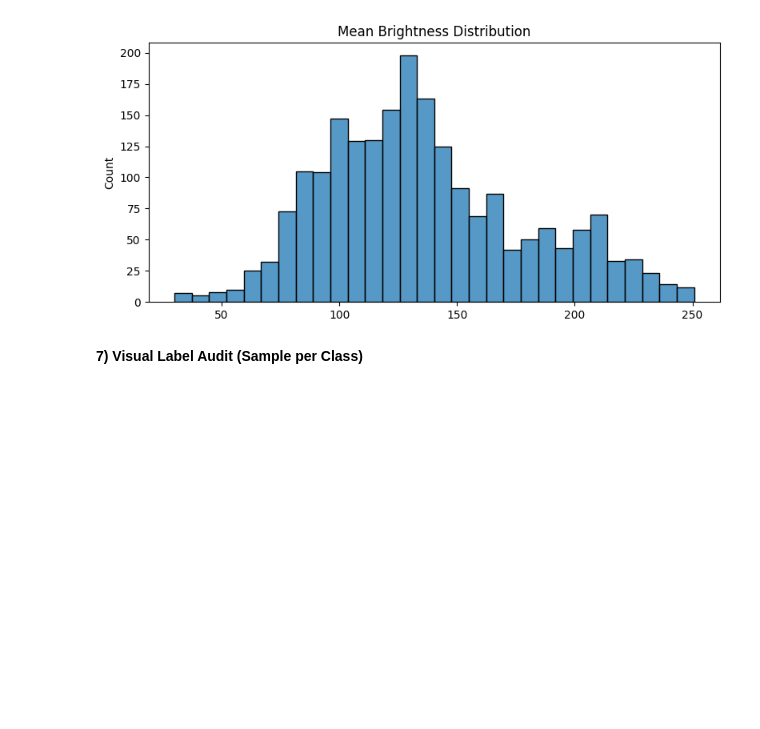
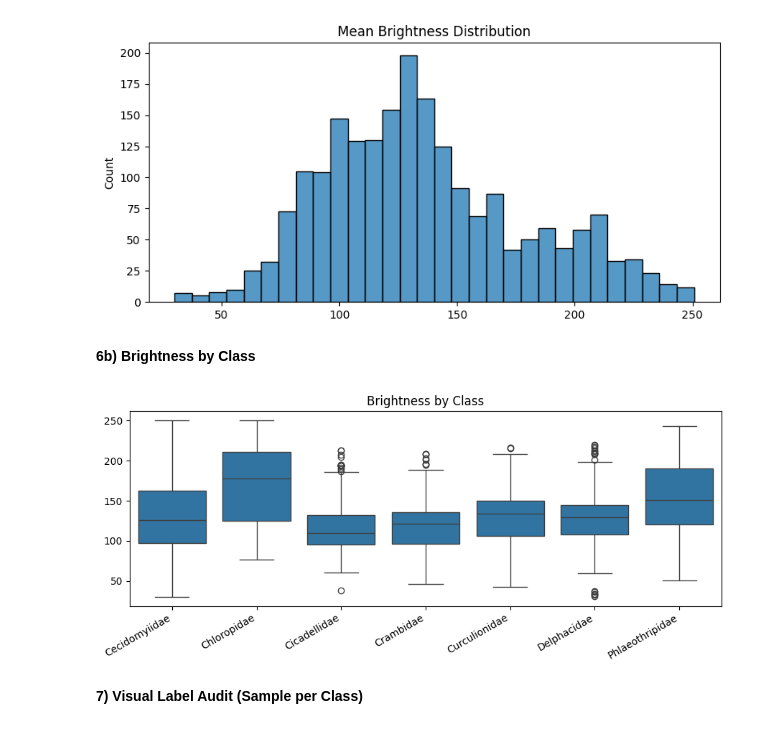
Before and after one commit to sheronfdo/govi-guru-pest-identification, a Jupyter notebook: ml/Pest_Identification_Training.ipynb, the cells around one changed output. Drawn from its saved outputs; the diff is of its cells as text; code cells hidden in the pictures; blank space fills up the shorter version.

```diff
--- a/ml/Pest_Identification_Training.ipynb
+++ b/ml/Pest_Identification_Training.ipynb
@@ -199,6 +215,23 @@ plt.tight_layout()
 plt.show()
 # %% [output]
 [figure]
+# %% [markdown]
+**6b) Brightness by Class**
+# %%
+if len(brightness_vals) > 0:
+    plt.figure(figsize=(9, 4))
+    data = []
+    for b, y in zip(brightness_vals, brightness_labels):
+        data.append((class_names[y], b))
+    xs = [d[0] for d in data]
+    ys = [d[1] for d in data]
+    sns.boxplot(x=xs, y=ys)
+    plt.xticks(rotation=30, ha='right')
+    plt.title('Brightness by Class')
+    plt.tight_layout()
+    plt.show()
+# %% [output]
+[figure, added]
 # %% [markdown]
 **7) Visual Label Audit (Sample per Class)**
 # %%
```
Also changed, not shown: parts of 13 cells of this notebook.
